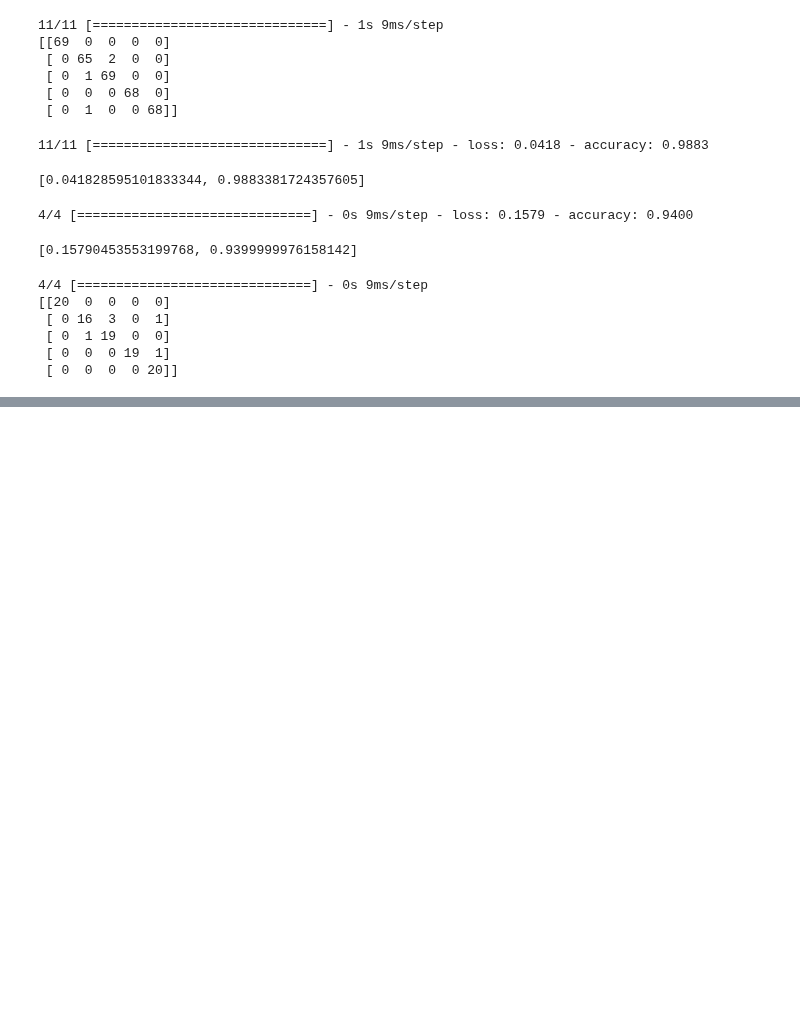
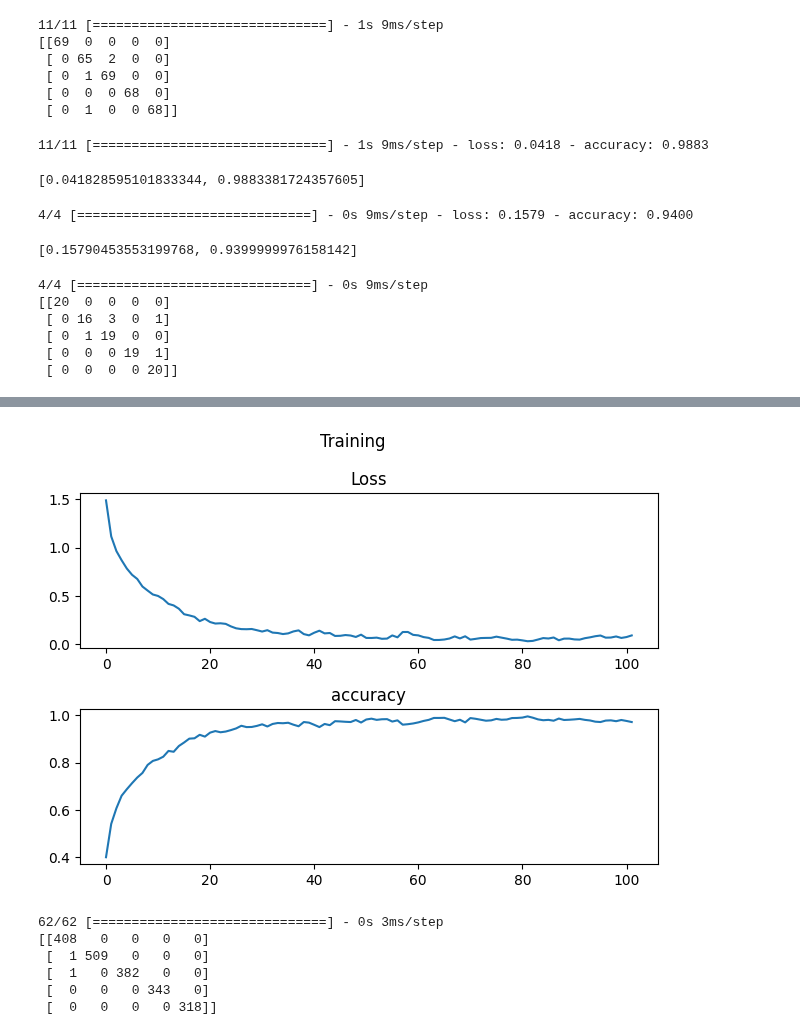
Before and after one commit to imraunav/Deep-Learning-and-Applications, a Jupyter notebook: ProgrammingAssignment6/results.ipynb, the cells around one changed output, grey strips where cells are left out. Drawn from its saved outputs; the diff is of its cells as text; code cells hidden in the pictures; blank space fills up the shorter version.

```diff
--- a/ProgrammingAssignment6/results.ipynb
+++ b/ProgrammingAssignment6/results.ipynb
@@ -501,0 +681,25 @@ print(confusion_matrix(y_test, y_pred).numpy())
+# %%
+with open("./logs/hist_cvrnn3.pkl", mode="rb") as file:
+    hist = pickle.load(file)
+plt.subplot(2,1,1)
+plt.plot(hist["loss"])
+plt.title("Loss")
+
+plt.subplot(2,1,2)
+plt.plot(hist["accuracy"])
+plt.title("accuracy")
+plt.suptitle("Training")
+plt.tight_layout()
+# %% [output]
+[figure, added]
+# %%
+y_pdfs = rnn.predict(x_train_padded)
+y_pred = tf.argmax(y_pdfs, axis=1)
+print(confusion_matrix(y_train, y_pred).numpy())
+# %% [output]
+62/62 [==============================] - 0s 3ms/step
+[[408   0   0   0   0]
+ [  1 509   0   0   0]
+ [  1   0 382   0   0]
+ [  0   0   0 343   0]
+ [  0   0   0   0 318]]
```
Also changed, not shown: parts of 51 cells of this notebook, 10 other files.
